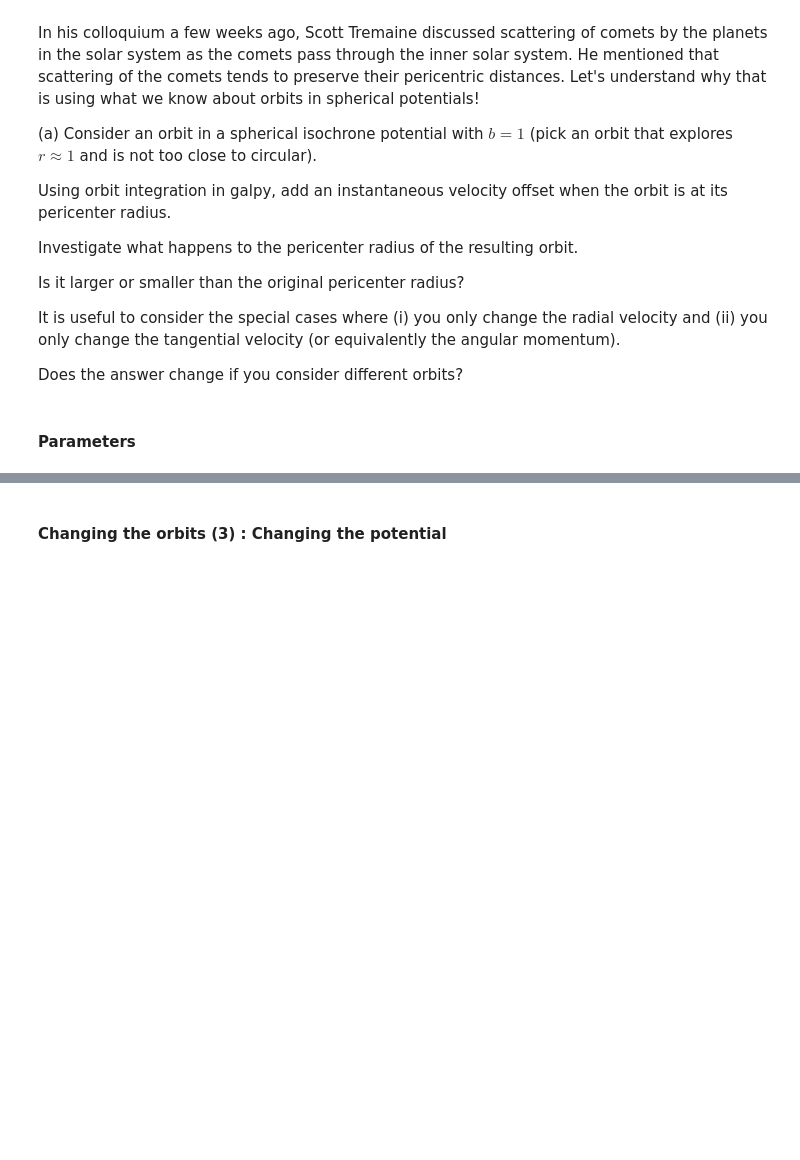
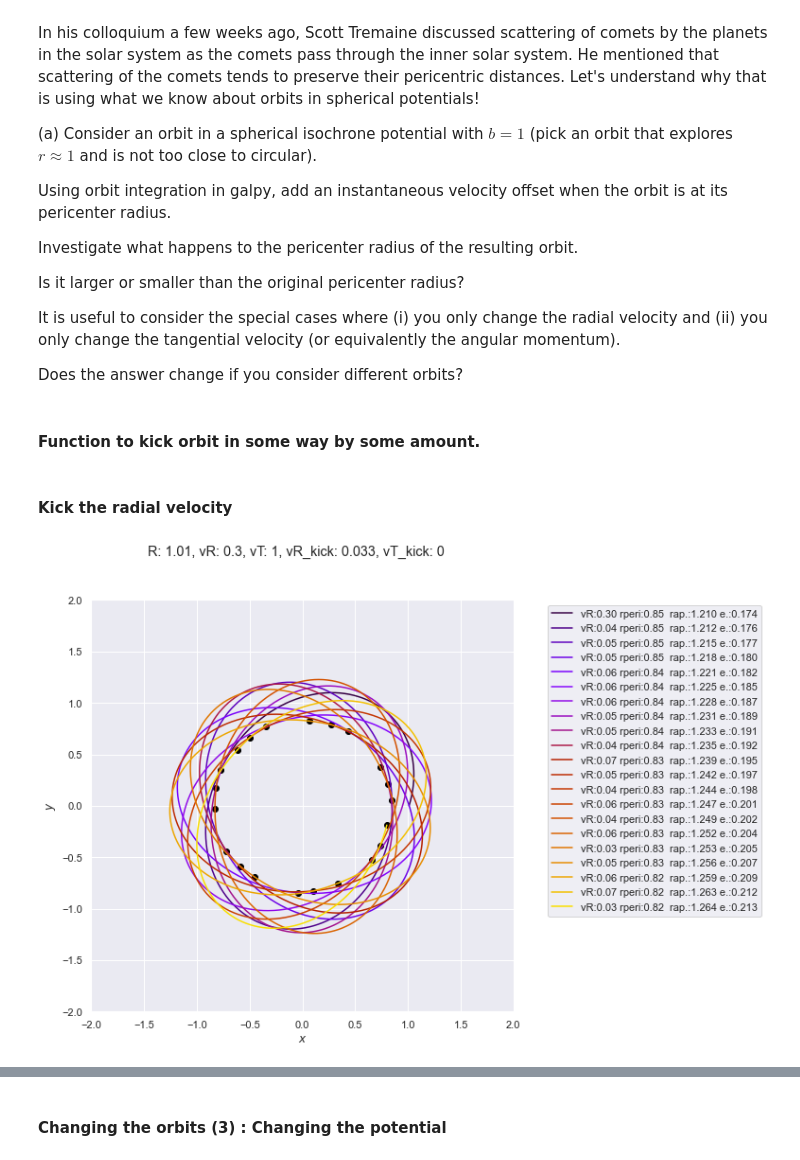
Before and after one commit to AstroLudwig/AST1420, a Jupyter notebook: Assignment1/Assignment1.ipynb, the cells around one changed output, grey strips where cells are left out. Cells and saved outputs as stored; diff of their text form; code cells hidden in the pictures; blank space fills up the shorter version.

```diff
--- a/Assignment1/Assignment1.ipynb
+++ b/Assignment1/Assignment1.ipynb
@@ -177,5 +185,5 @@ Is it larger or smaller than the original pericenter radius?
 It is useful to consider the special cases where (i) you only change the radial velocity and (ii) you only change the tangential velocity (or equivalently the angular momentum).
 
 Does the answer change if you consider different orbits?
-# %% [markdown]
-#### Parameters
+# %% [markdown]
+#### Function to kick orbit in some way by some amount.
@@ -181,0 +269,9 @@ Does the answer change if you consider different orbits?
+# %% [markdown]
+#### Kick the radial velocity
+# %%
+ip = potential.IsochronePotential(amp = 1.0, b = 1.0, normalize = 1)
+
+# Kick vR by 11% for 20 orbits
+kick_orbit(Potential=ip,R=1.01,radial_v=0.3,tan_v=1,kick_radial=.11*.3,kick_tan=0,t_multiplier=1,dim=[-2,2],norbit=20)
+# %% [output]
+[figure, added]
```
Also changed, not shown: parts of 48 cells of this notebook.
